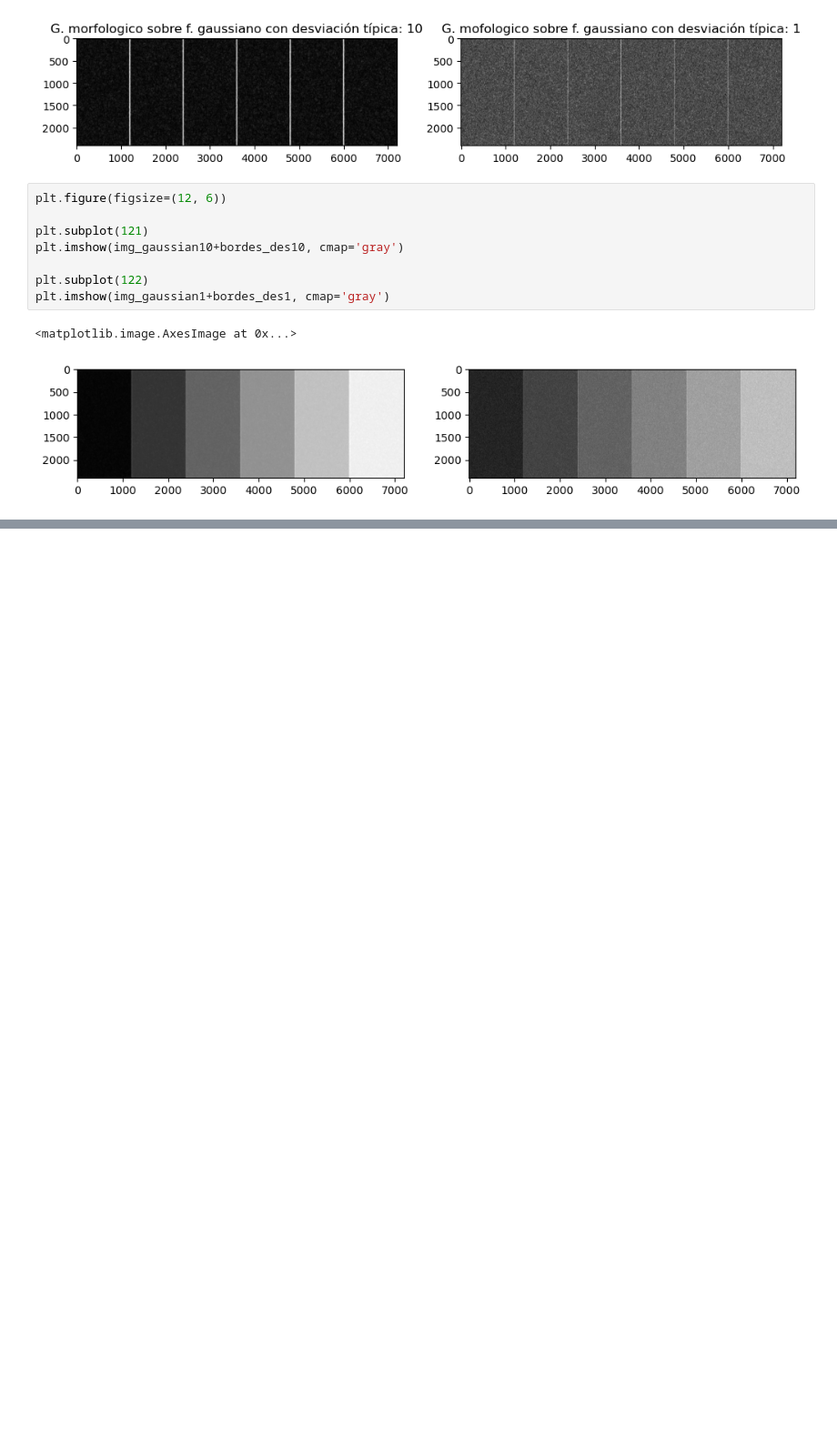
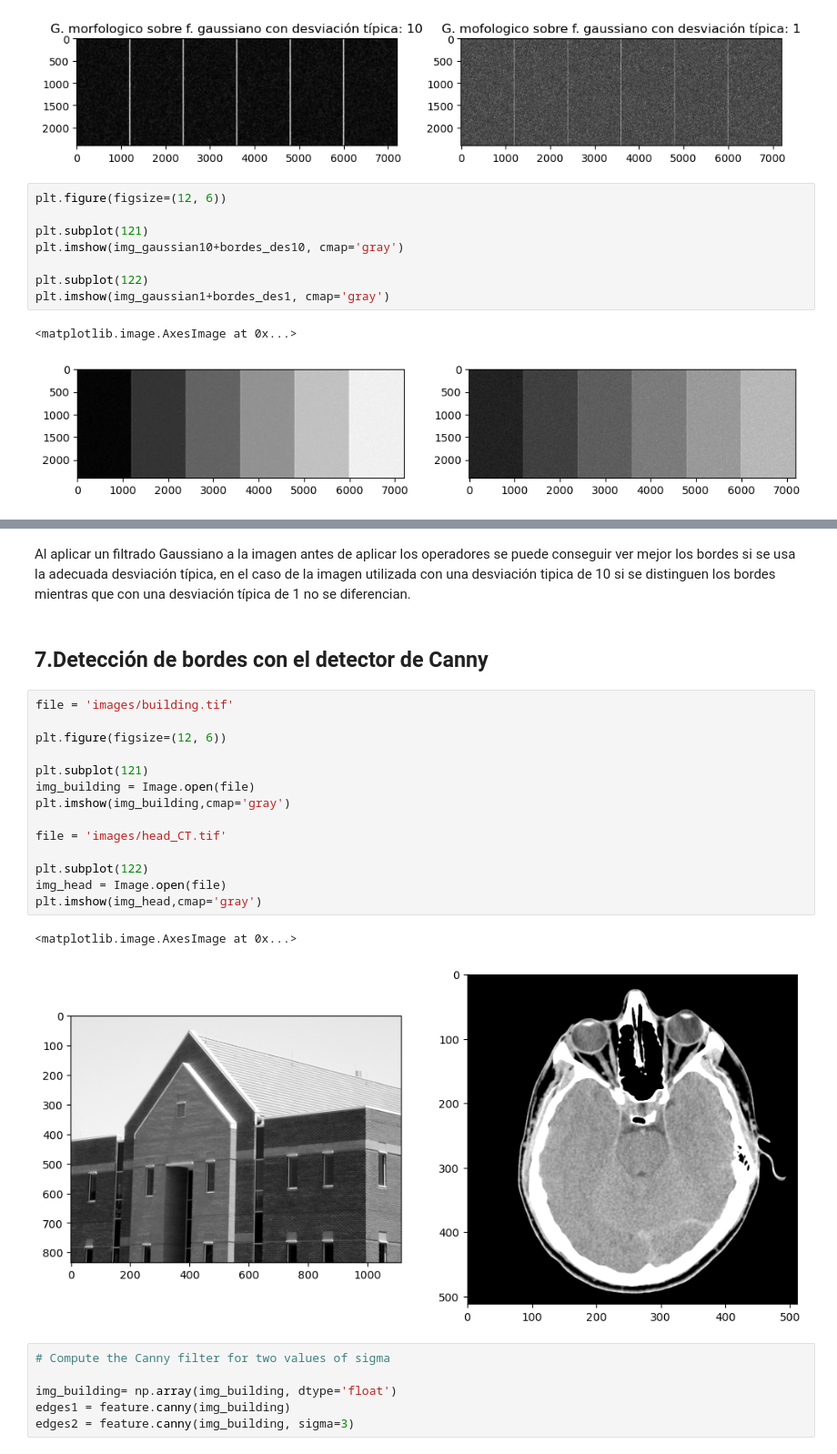
Before and after one commit to AndreaGarcia124/TIVpracticas, a Jupyter notebook: Práctica2.ipynb, the cells around one changed output, grey strips where cells are left out. Shown at 91% size. Drawn from its saved outputs; the diff is of its cells as text; blank space fills up the shorter version.

```diff
--- a/Práctica2.ipynb
+++ b/Práctica2.ipynb
@@ -207,0 +208,27 @@ MemoryError: Unable to allocate 132. MiB for an array with shape (2400, 7200) an
+# %% [markdown]
+Al aplicar un filtrado Gaussiano a la imagen antes de aplicar los operadores se puede conseguir ver mejor los bordes si se usa la adecuada desviación típica, en el caso de la imagen utilizada con una desviación tipica de 10 si se distinguen los bordes mientras que con una desviación típica de 1 no se diferencian.
+# %% [markdown]
+## 7.Detección de bordes con el detector de Canny
+# %%
+file = 'images/building.tif'
+
+plt.figure(figsize=(12, 6))
+
+plt.subplot(121)
+img_building = Image.open(file)
+plt.imshow(img_building,cmap='gray')
+
+file = 'images/head_CT.tif'
+
+plt.subplot(122)
+img_head = Image.open(file)
+plt.imshow(img_head,cmap='gray')
+# %% [output]
+<matplotlib.image.AxesImage at 0x...>
+[figure, added]
+# %%
+# Compute the Canny filter for two values of sigma
+
+img_building= np.array(img_building, dtype='float')
+edges1 = feature.canny(img_building)
+edges2 = feature.canny(img_building, sigma=3)
```
Also changed, not shown: parts of 13 cells of this notebook.
